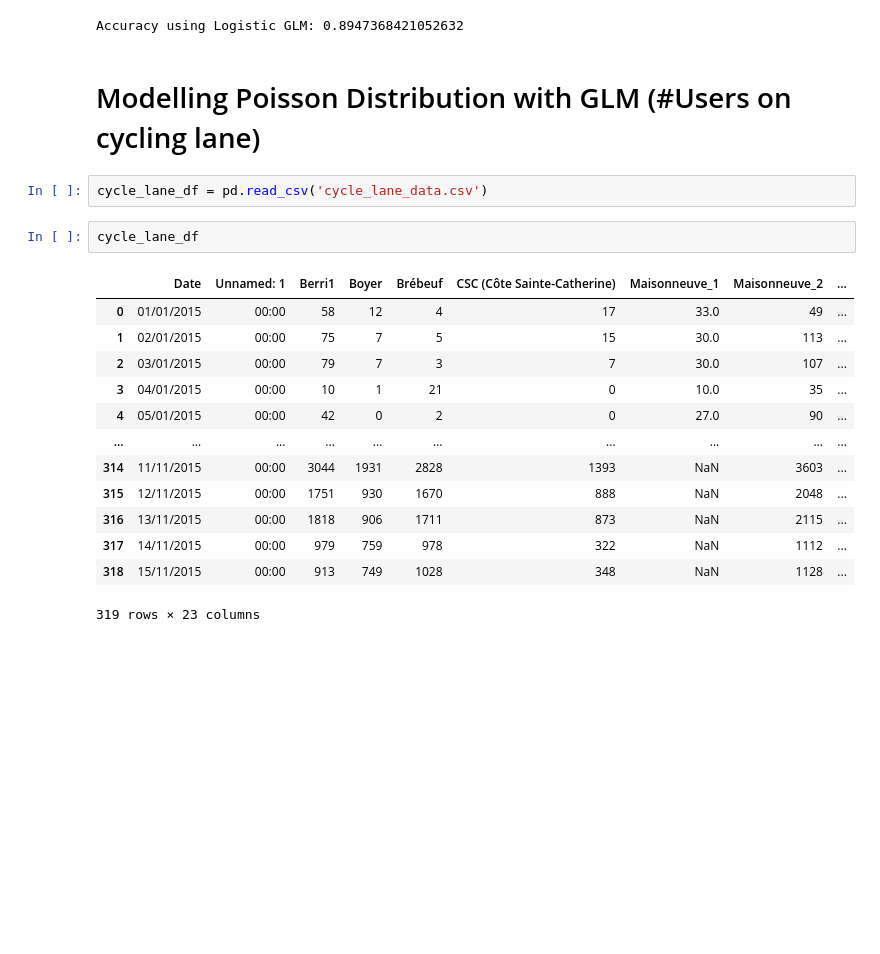
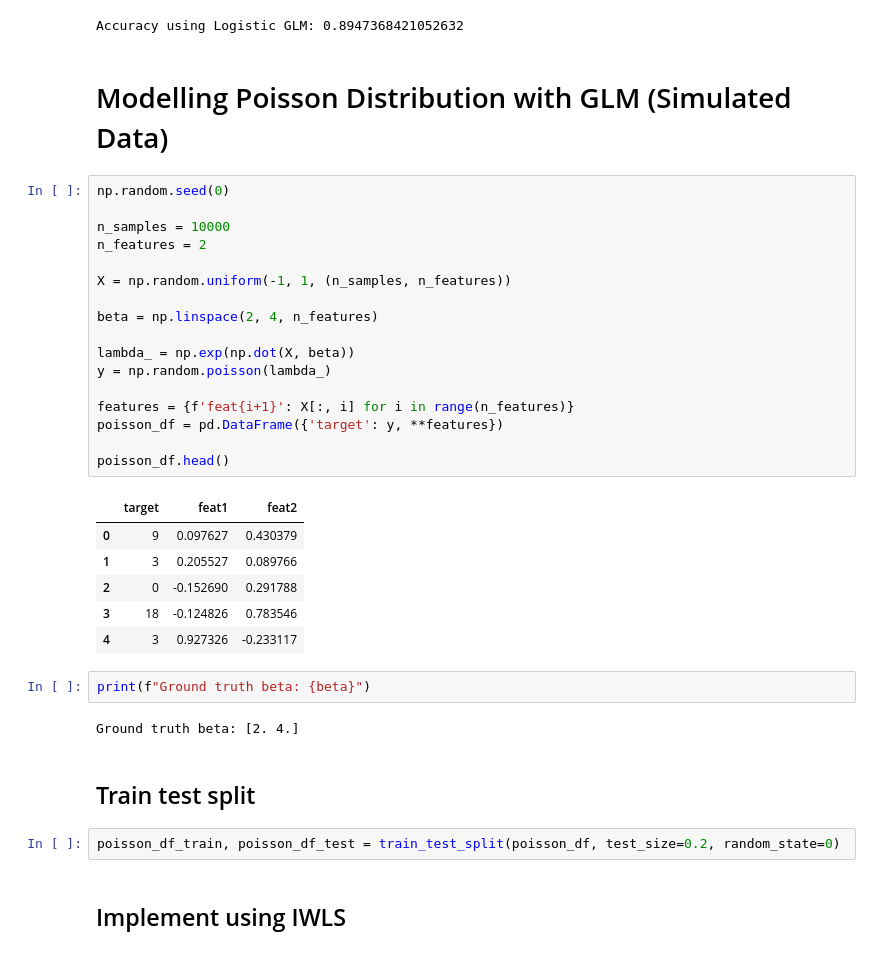
Before and after one commit to BenjaminLHR/MA4270-Proj, a Jupyter notebook: code_v2.ipynb, the cells around one changed output. Cells and saved outputs as stored; diff of their text form; blank space fills up the shorter version.

```diff
--- a/code_v2.ipynb
+++ b/code_v2.ipynb
@@ -227,22 +224,38 @@ print(f"Accuracy using Logistic GLM: {accuracy_with_log_glm}")
 [figure]
 Accuracy using Logistic GLM: 0.8947368421052632
 # %% [markdown]
-# Modelling Poisson Distribution with GLM (#Users on cycling lane)
+# Modelling Poisson Distribution with GLM (Simulated Data)
-# %%
-cycle_lane_df = pd.read_csv('cycle_lane_data.csv')
-# %%
-cycle_lane_df
-# %% [output]
-|  | Date | Unnamed: 1 | Berri1 | Boyer | Brébeuf | CSC (Côte Sainte-Catherine) | Maisonneuve_1 | Maisonneuve_2 | ... |
-| 0 | 01/01/2015 | 00:00 | 58 | 12 | 4 | 17 | 33.0 | 49 | ... |
-| 1 | 02/01/2015 | 00:00 | 75 | 7 | 5 | 15 | 30.0 | 113 | ... |
-| 2 | 03/01/2015 | 00:00 | 79 | 7 | 3 | 7 | 30.0 | 107 | ... |
-| 3 | 04/01/2015 | 00:00 | 10 | 1 | 21 | 0 | 10.0 | 35 | ... |
-| 4 | 05/01/2015 | 00:00 | 42 | 0 | 2 | 0 | 27.0 | 90 | ... |
-| ... | ... | ... | ... | ... | ... | ... | ... | ... | ... |
-| 314 | 11/11/2015 | 00:00 | 3044 | 1931 | 2828 | 1393 | NaN | 3603 | ... |
-| 315 | 12/11/2015 | 00:00 | 1751 | 930 | 1670 | 888 | NaN | 2048 | ... |
-| 316 | 13/11/2015 | 00:00 | 1818 | 906 | 1711 | 873 | NaN | 2115 | ... |
-| 317 | 14/11/2015 | 00:00 | 979 | 759 | 978 | 322 | NaN | 1112 | ... |
-| 318 | 15/11/2015 | 00:00 | 913 | 749 | 1028 | 348 | NaN | 1128 | ... |
-319 rows × 23 columns
+# %%
+np.random.seed(0)
+
+n_samples = 10000
+n_features = 2
+
+X = np.random.uniform(-1, 1, (n_samples, n_features))
+
+beta = np.linspace(2, 4, n_features)
+
+lambda_ = np.exp(np.dot(X, beta))
+y = np.random.poisson(lambda_)
+
+features = {f'feat{i+1}': X[:, i] for i in range(n_features)}
+poisson_df = pd.DataFrame({'target': y, **features})
+
+poisson_df.head()
+# %% [output]
+|  | target | feat1 | feat2 |
+| 0 | 9 | 0.097627 | 0.430379 |
+| 1 | 3 | 0.205527 | 0.089766 |
+| 2 | 0 | -0.152690 | 0.291788 |
+| 3 | 18 | -0.124826 | 0.783546 |
+| 4 | 3 | 0.927326 | -0.233117 |
+# %%
+print(f"Ground truth beta: {beta}")
+# %% [output]
+Ground truth beta: [2. 4.]
+# %% [markdown]
+## Train test split
+# %%
+poisson_df_train, poisson_df_test = train_test_split(poisson_df, test_size=0.2, random_state=0)
+# %% [markdown]
+## Implement using IWLS
```
Also changed, not shown: parts of 13 cells of this notebook.
